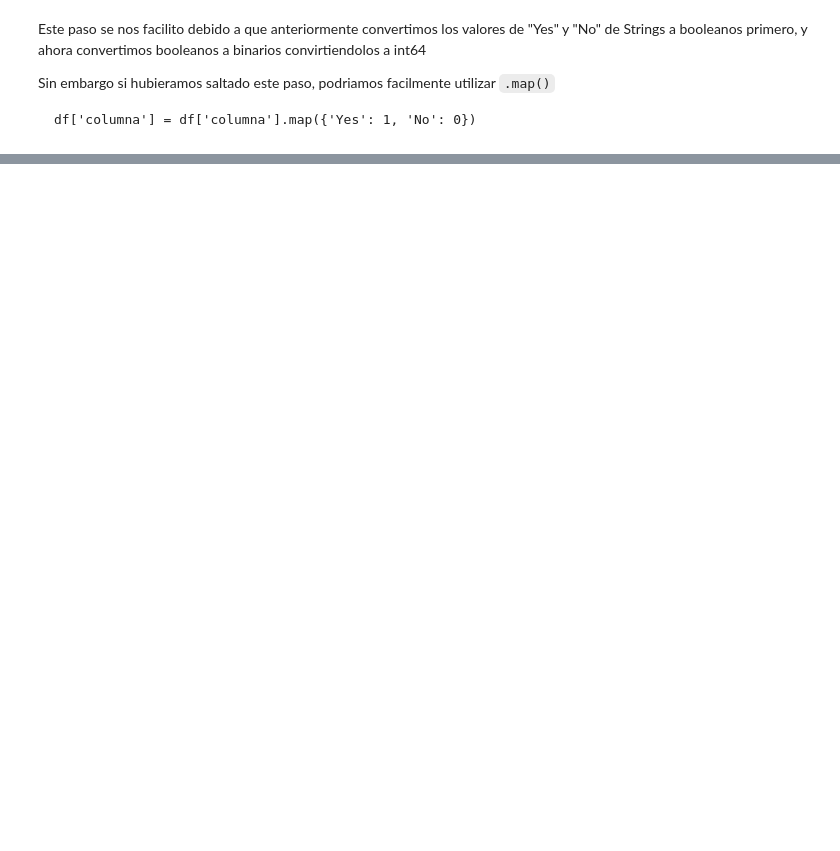
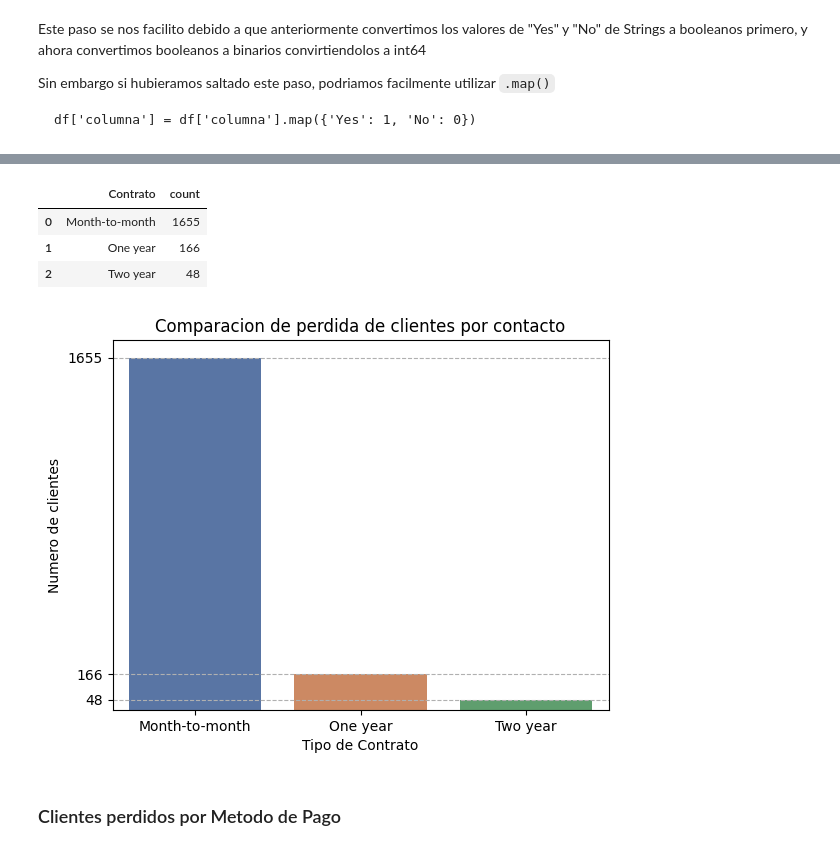
Before and after one commit to DanielConCode/TelecomX, a Jupyter notebook: TelecomX.ipynb, the cells around one changed output, grey strips where cells are left out. Saved outputs shown, nothing was run; the diff lists cells and outputs as text; code cells hidden in the pictures; blank space fills up the shorter version.

```diff
--- a/TelecomX.ipynb
+++ b/TelecomX.ipynb
@@ -359,0 +599,4 @@ df
+# %%
+clientes_perdidos_contrato = clientes_perdidos['Contrato'].value_counts()
+
+clientes_perdidos_contrato
@@ -359,0 +610,8 @@ df
+# %%
+clientes_perdidos_contrato = clientes_perdidos_contrato.reset_index()
+clientes_perdidos_contrato
+# %% [output]
+|  | Contrato | count |
+| 0 | Month-to-month | 1655 |
+| 1 | One year | 166 |
+| 2 | Two year | 48 |
@@ -359,0 +620,13 @@ df
+# %%
+sns.barplot(data=clientes_perdidos_contrato, x='Contrato', y='count', palette='deep', hue='Contrato', legend=False)
+plt.title('Comparacion de perdida de clientes por contacto')
+plt.xlabel('Tipo de Contrato')
+plt.ylabel('Numero de clientes')
+plt.yticks(clientes_perdidos_contrato['count'])
+plt.grid(axis='y', linestyle='--')
+
+plt.show()
+# %% [output]
+[figure, added]
+# %% [markdown]
+### Clientes perdidos por Metodo de Pago
```
Also changed, not shown: parts of 64 cells of this notebook.
